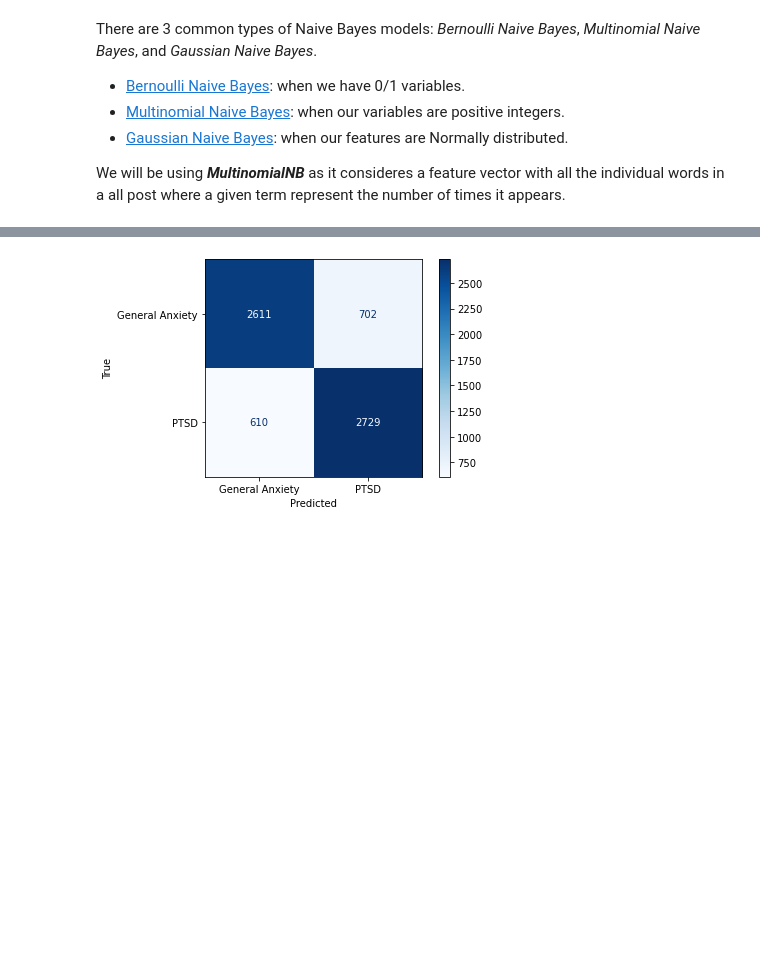
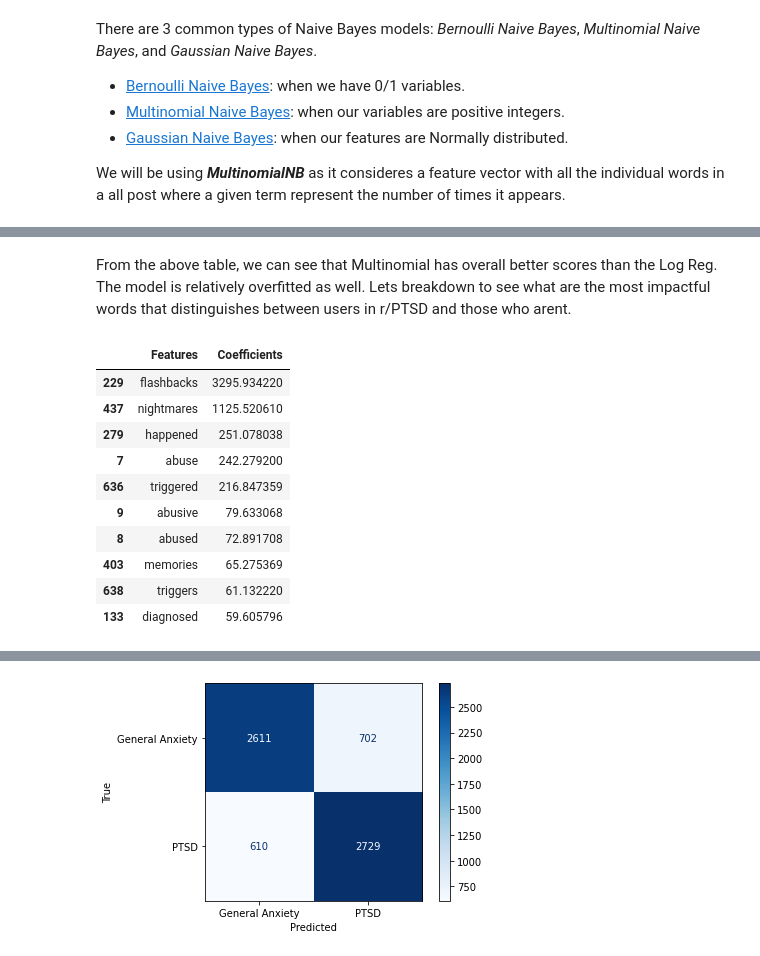
Before and after one commit to msamhz/GA-Lessons, a Jupyter notebook: project_3/Codes/MultinomialNB_Model.ipynb, the cells around one changed output, grey strips where cells are left out. Drawn from its saved outputs; the diff is of its cells as text; code cells hidden in the pictures; blank space fills up the shorter version.

```diff
--- a/project_3/Codes/MultinomialNB_Model.ipynb
+++ b/project_3/Codes/MultinomialNB_Model.ipynb
@@ -787,0 +800,18 @@ Testing corpus accuracy = 0.853
+# %% [markdown]
+From the above table, we can see that Multinomial has overall better scores than the Log Reg. The model is relatively overfitted as well. Lets breakdown to see what are the most impactful words that distinguishes between users in r/PTSD and those who arent.
+# %%
+df_logreg = pd.DataFrame([[x,y] for x,y in zip(gs_pipe2.best_estimator_[0].get_feature_names_out(), np.exp(gs_pipe2.best_estimator_[1].coef_).tolist()[0])])
+df_logreg.rename(columns= {0: 'Features', 1: 'Coefficients'}, inplace = True)
+df_logreg.sort_values(by = 'Coefficients', ascending = False).head(10)
+# %% [output]
+|  | Features | Coefficients |
+| 229 | flashbacks | 3295.934220 |
+| 437 | nightmares | 1125.520610 |
+| 279 | happened | 251.078038 |
+| 7 | abuse | 242.279200 |
+| 636 | triggered | 216.847359 |
+| 9 | abusive | 79.633068 |
+| 8 | abused | 72.891708 |
+| 403 | memories | 65.275369 |
+| 638 | triggers | 61.132220 |
+| 133 | diagnosed | 59.605796 |
```
Also changed, not shown: parts of 40 cells of this notebook, 2 other files.
